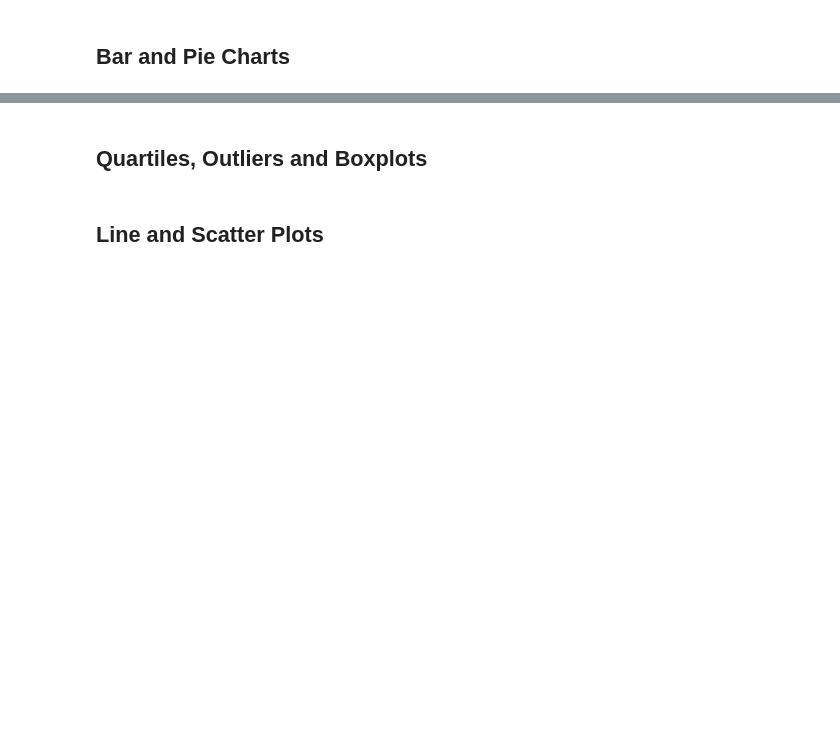
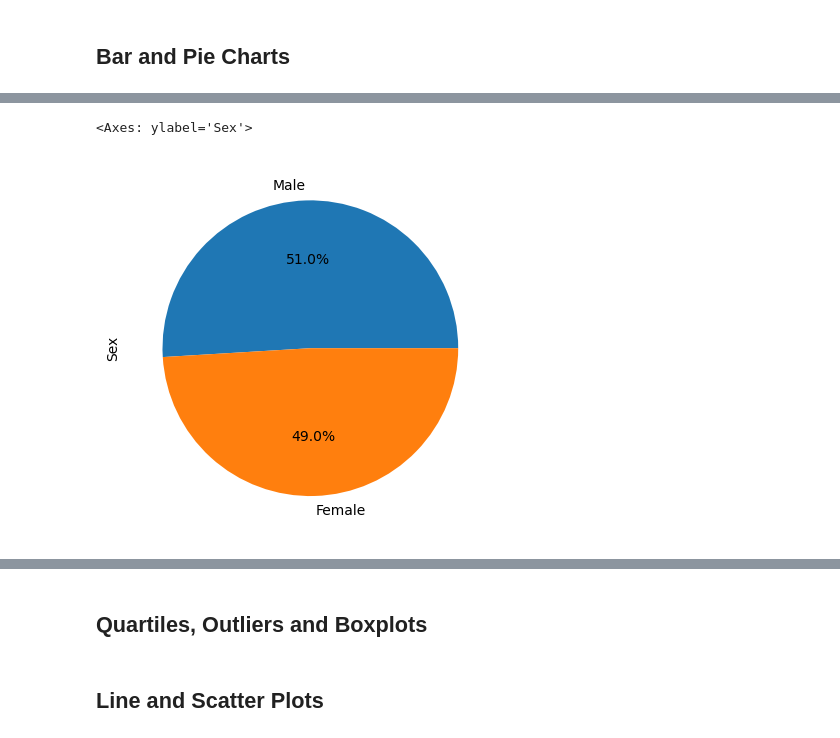
Before and after one commit to v4l3-v1ll4rr03l/pymaceuticals, a Jupyter notebook: pymaceuticals.ipynb, the cells around one changed output, grey strips where cells are left out. Saved outputs shown, nothing was run; the diff lists cells and outputs as text; code cells hidden in the pictures; blank space fills up the shorter version.

```diff
--- a/pymaceuticals.ipynb
+++ b/pymaceuticals.ipynb
@@ -103,4 +158,11 @@ study_full["Mouse ID"].nunique()
 # %%
 # Generate a pie plot showing the distribution of female versus male mice using Pandas
+pie_data = study_full.groupby("Sex").count().sort_values(by=["Mouse ID"], ascending=False)["Mouse ID"]
+pd_pie = pie_data.plot(kind="pie", autopct="%.1f%%")
+pd_pie.set_ylabel("Sex")
+pd_pie
+# %% [output]
+<Axes: ylabel='Sex'>
+[figure, added]
 # %%
 # Generate a pie plot showing the distribution of female versus male mice using pyplot
```
Also changed, not shown: parts of 13 cells of this notebook.
